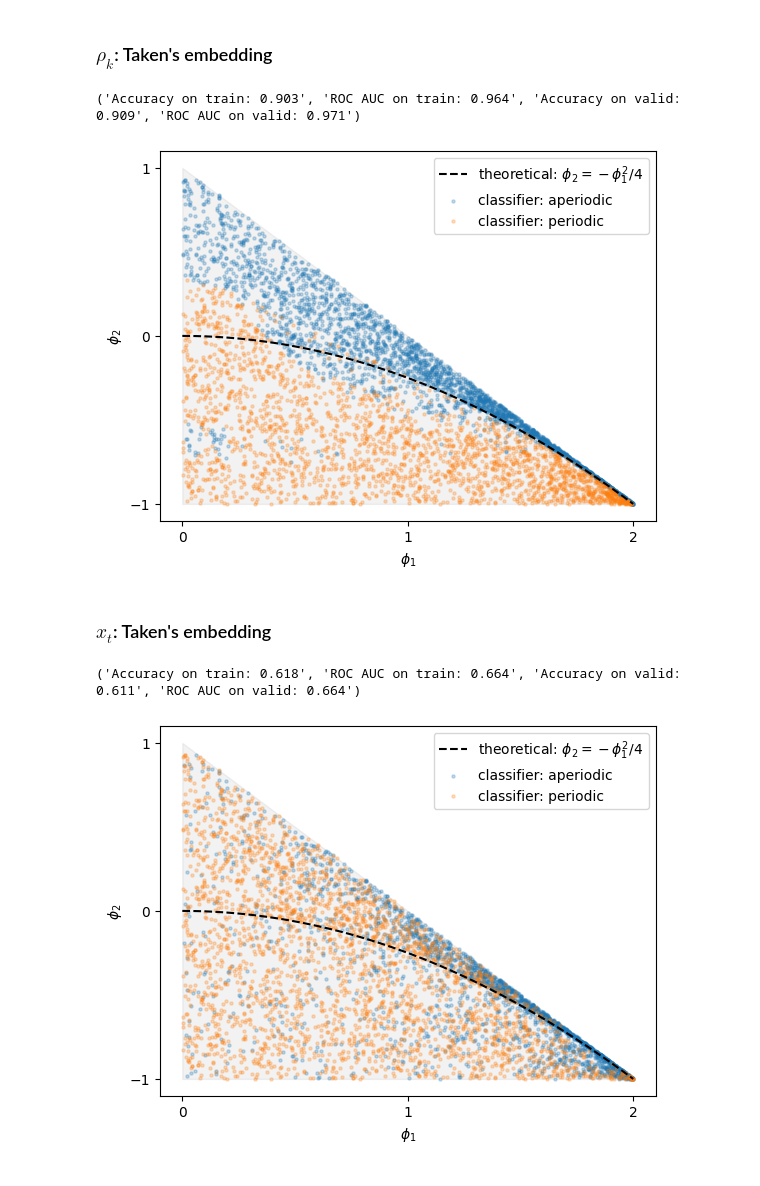
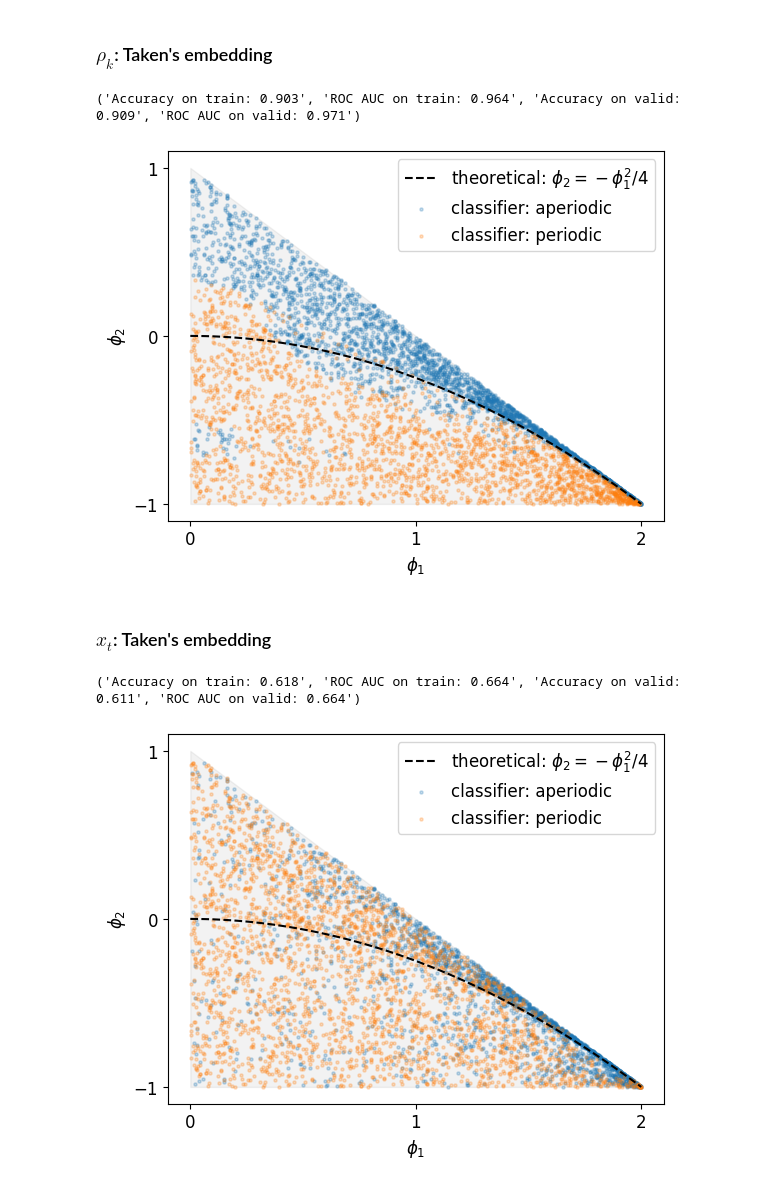
Before and after one commit to griegner/dsc214, a Jupyter notebook: project/01-report.ipynb, the cells around one changed output. Cells and saved outputs as stored; diff of their text form; code cells hidden in the pictures.

Commit message:
update plots

```diff
--- a/project/01-report.ipynb
+++ b/project/01-report.ipynb
@@ -13,6 +13,8 @@ from sklearn.metrics import accuracy_score, roc_auc_score
 from sklearn.model_selection import train_test_split
 from sklearn.pipeline import FeatureUnion
 from src import acf_utils, sim
+
+plt.rcParams["font.size"] = 12
 
 
 def get_accuracy(model, X_train, X_valid, y_train, y_valid):
@@ -44,6 +46,7 @@ def plot_classification(model, Xs, phis):
         label="classifier: periodic",
     )
     ax.legend()
+    return fig
 # %% [markdown]
 ### $\rho_k$: sublevel set filtration
 # %%
@@ -109,35 +112,35 @@ model.fit(X_train, y_train)
 
 # classifier metrics
 print(get_accuracy(model, X_train, X_valid, y_train, y_valid))
-plot_classification(model, Xs, phis)
+fig = plot_classification(model, Xs, phis)
 # %% [output]
 ('Accuracy on train: 0.903', 'ROC AUC on train: 0.964', 'Accuracy on valid: 0.909', 'ROC AUC on valid: 0.971')
-[figure, old version]
+[figure, new version]
 # %% [markdown]
 ### $x_t$: Taken's embedding
 # %%
 def sim_xy(idx, n_timepoints):
     """return persistence entropy from takens embedding of timeseries"""
     y = idx % 2
     phis = nb_utils.gen_ar2_coeffs(oscillatory=y, phi1="positive", random_seed=idx)
     x = sim.sim_ar(phis, n_timepoints, random_seed=idx).squeeze()
     return phis, x, y
 
 
 n_timepoints = 250
 
 phis, Xs_ts, ys = zip(*[(sim_xy(idx, n_timepoints)) for idx in range(n_repeats)])
 phis, Xs_ts, ys = np.array(phis), np.array(Xs_ts), np.array(ys)
 Xs = pipeline.fit_transform(Xs_ts)
 
 
 # fit classifier
 X_train, X_valid, y_train, y_valid = train_test_split(Xs, ys, test_size=0.2, random_state=0)
 model.fit(X_train, y_train)
 
 # classifier metrics
 print(get_accuracy(model, X_train, X_valid, y_train, y_valid))
-plot_classification(model, Xs, phis)
+fig = plot_classification(model, Xs, phis)
 # %% [output]
 ('Accuracy on train: 0.618', 'ROC AUC on train: 0.664', 'Accuracy on valid: 0.611', 'ROC AUC on valid: 0.664')
-[figure, old version]
+[figure, new version]
```
Also changed, not shown: parts of 1 cell of this notebook, 1 other file.
